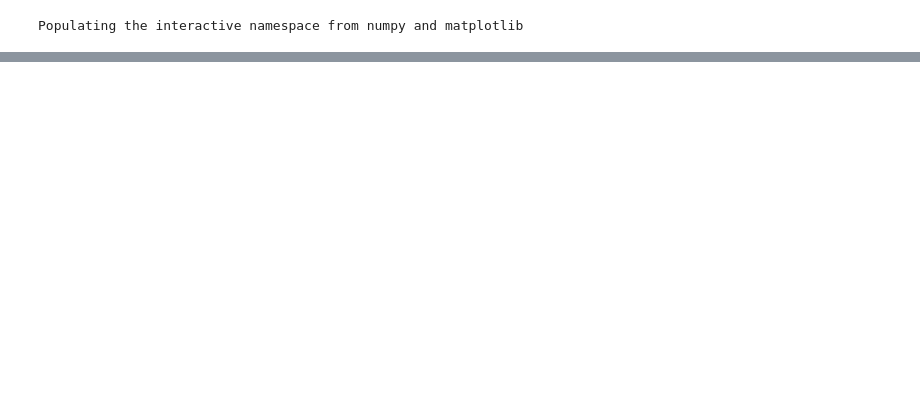
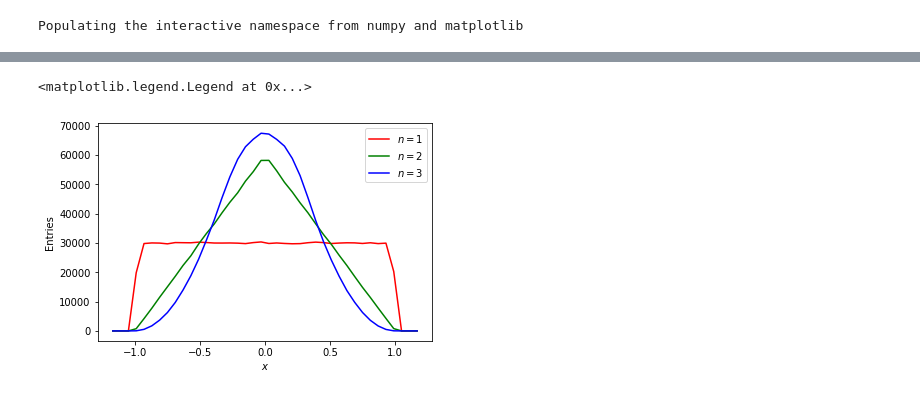
Before and after one commit to mulhearn/classwork, a Jupyter notebook: phy80/lab_manual/figs/labs/uncertainties/toy.ipynb, the cells around one changed output, grey strips where cells are left out. Drawn from its saved outputs; the diff is of its cells as text; code cells hidden in the pictures; blank space fills up the shorter version.

```diff
--- a/phy80/lab_manual/figs/labs/uncertainties/toy.ipynb
+++ b/phy80/lab_manual/figs/labs/uncertainties/toy.ipynb
@@ -4,0 +43,24 @@ Populating the interactive namespace from numpy and matplotlib
+# %%
+NEXP  = 1000000
+NBINS = 40
+MAX   = 1.2
+
+r = np.random.uniform(low=-1.0, high=1.0, size=(NEXP,1))
+xa = np.sum(r, axis=1)/float(1)
+r = np.random.uniform(low=-1.0, high=1.0, size=(NEXP,2))
+xb = np.sum(r, axis=1)/float(2)
+r = np.random.uniform(low=-1.0, high=1.0, size=(NEXP,3))
+xc = np.sum(r, axis=1)/float(3)
+ha,edges = np.histogram(xa,bins=NBINS,range=(-MAX,MAX))
+hb,edges = np.histogram(xb,bins=NBINS,range=(-MAX,MAX))
+hc,edges = np.histogram(xc,bins=NBINS,range=(-MAX,MAX))
+cbins = (edges[:-1] + edges[1:])/2.0
+plt.plot(cbins,ha,"r-",label="$n=1$")
+plt.plot(cbins,hb,"g-",label="$n=2$")
+plt.plot(cbins,hc,"b-",label="$n=3$")
+plt.xlabel("$x$")
+plt.ylabel("Entries")
+plt.legend()
+# %% [output]
+<matplotlib.legend.Legend at 0x...>
+[figure, added]
```
Also changed, not shown: parts of 6 cells of this notebook, 24 other files.
